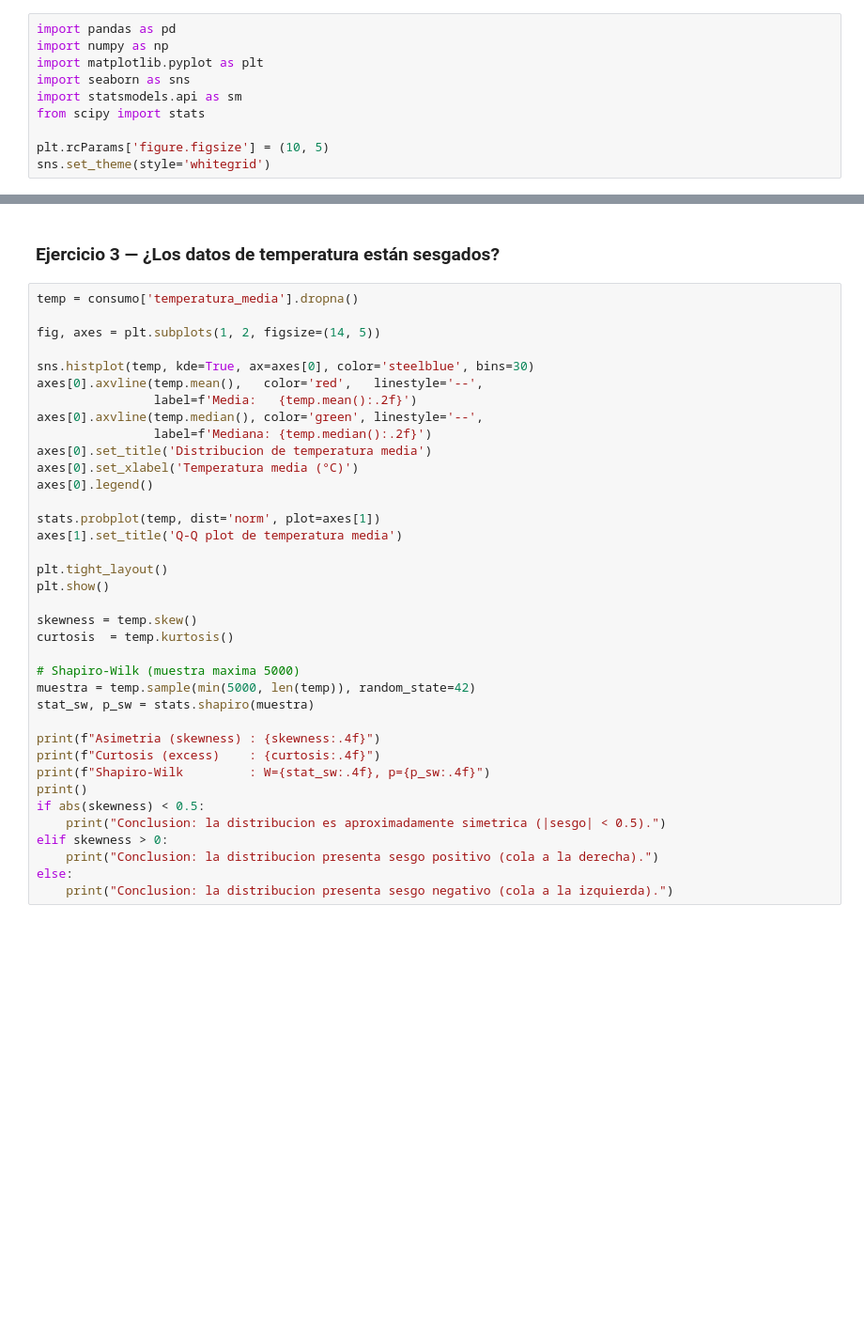
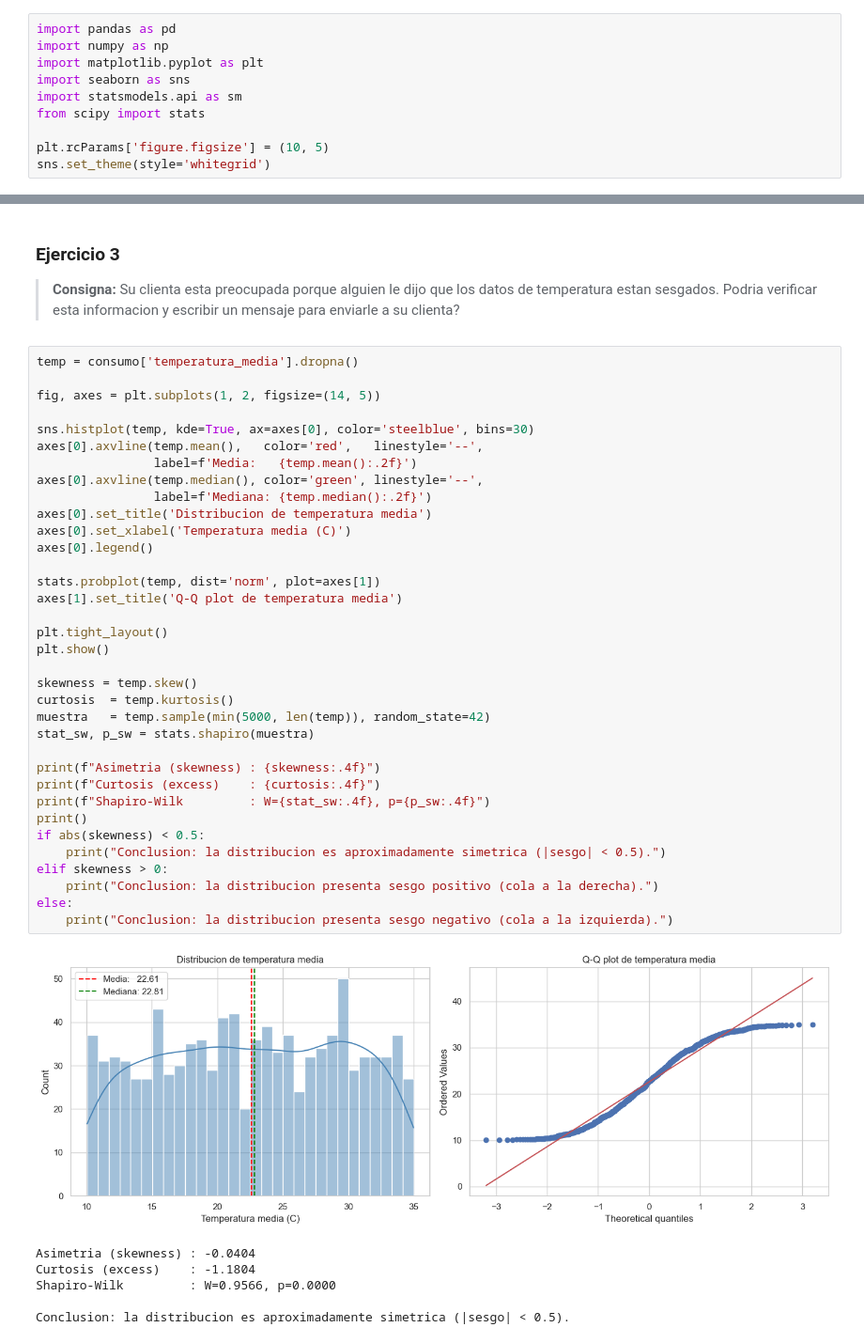
Before and after one commit to josiascs7/Fundamentos-de-Ciencia-de-Datos, a Jupyter notebook: Parciales/Modelo de Examen 1/examen_1_consumo_energetico.ipynb, the cells around one changed output, grey strips where cells are left out. Shown at 94% size. Saved outputs shown, nothing was run; the diff lists cells and outputs as text; blank space fills up the shorter version.

```diff
--- a/Parciales/Modelo de Examen 1/examen_1_consumo_energetico.ipynb
+++ b/Parciales/Modelo de Examen 1/examen_1_consumo_energetico.ipynb
@@ -76,42 +142,50 @@ el consumo energético.
 # %% [markdown]
-### Ejercicio 3 — ¿Los datos de temperatura están sesgados?
+### Ejercicio 3
+
+> **Consigna:** Su clienta esta preocupada porque alguien le dijo que los datos de temperatura estan
+> sesgados. Podria verificar esta informacion y escribir un mensaje para enviarle a su clienta?
 # %%
 temp = consumo['temperatura_media'].dropna()
 
 fig, axes = plt.subplots(1, 2, figsize=(14, 5))
 
 sns.histplot(temp, kde=True, ax=axes[0], color='steelblue', bins=30)
 axes[0].axvline(temp.mean(),   color='red',   linestyle='--',
                 label=f'Media:   {temp.mean():.2f}')
 axes[0].axvline(temp.median(), color='green', linestyle='--',
                 label=f'Mediana: {temp.median():.2f}')
 axes[0].set_title('Distribucion de temperatura media')
-axes[0].set_xlabel('Temperatura media (°C)')
+axes[0].set_xlabel('Temperatura media (C)')
 axes[0].legend()
 
 stats.probplot(temp, dist='norm', plot=axes[1])
 axes[1].set_title('Q-Q plot de temperatura media')
 
 plt.tight_layout()
 plt.show()
 
 skewness = temp.skew()
 curtosis  = temp.kurtosis()
-
-# Shapiro-Wilk (muestra maxima 5000)
-muestra = temp.sample(min(5000, len(temp)), random_state=42)
+muestra   = temp.sample(min(5000, len(temp)), random_state=42)
 stat_sw, p_sw = stats.shapiro(muestra)
 
 print(f"Asimetria (skewness) : {skewness:.4f}")
 print(f"Curtosis (excess)    : {curtosis:.4f}")
 print(f"Shapiro-Wilk         : W={stat_sw:.4f}, p={p_sw:.4f}")
 print()
 if abs(skewness) < 0.5:
     print("Conclusion: la distribucion es aproximadamente simetrica (|sesgo| < 0.5).")
 elif skewness > 0:
     print("Conclusion: la distribucion presenta sesgo positivo (cola a la derecha).")
 else:
     print("Conclusion: la distribucion presenta sesgo negativo (cola a la izquierda).")
+# %% [output]
+[figure, added]
+Asimetria (skewness) : -0.0404
+Curtosis (excess)    : -1.1804
+Shapiro-Wilk         : W=0.9566, p=0.0000
+
+Conclusion: la distribucion es aproximadamente simetrica (|sesgo| < 0.5).
 # %% [markdown]
 **Mensaje para la clienta:**
 
```
Also changed, not shown: parts of 20 cells of this notebook, 1 other file.
